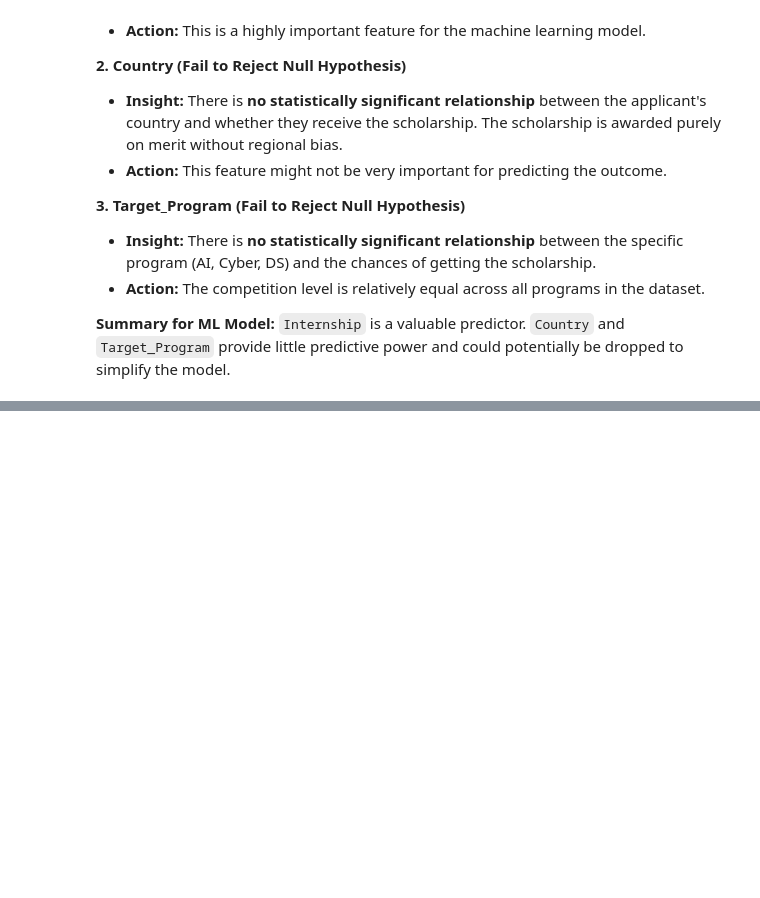
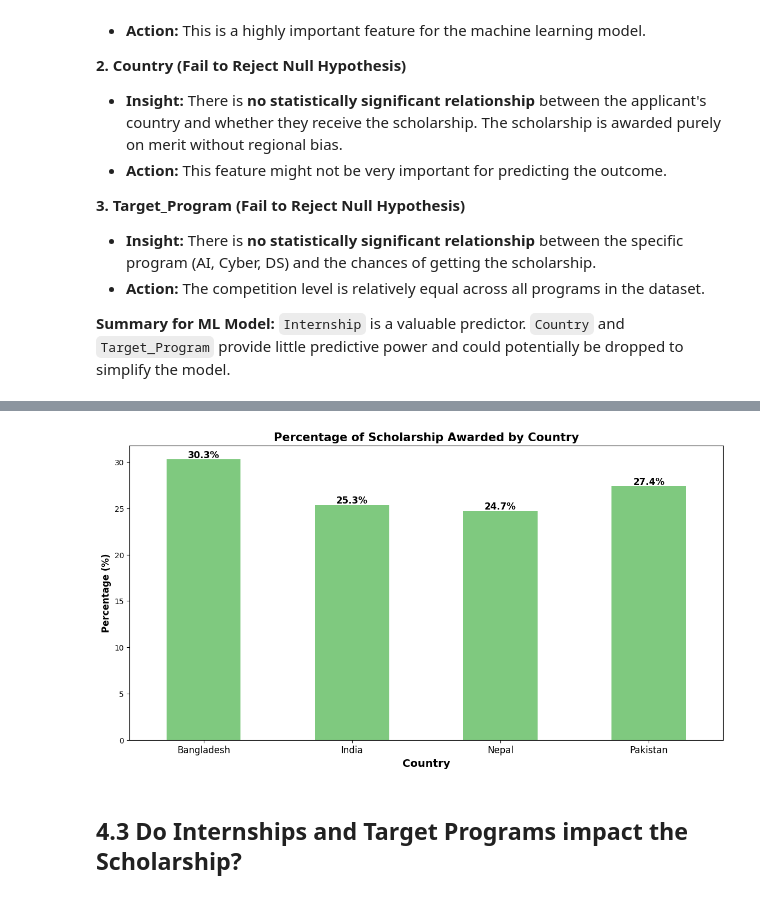
Before and after one commit to Shakib2002/Erasmus-Mundus-Scholarship-Possibilities-Prediction, a Jupyter notebook: notebook/1_EDA_Scholarship.ipynb, the cells around one changed output, grey strips where cells are left out. Saved outputs shown, nothing was run; the diff lists cells and outputs as text; code cells hidden in the pictures; blank space fills up the shorter version.

```diff
--- a/notebook/1_EDA_Scholarship.ipynb
+++ b/notebook/1_EDA_Scholarship.ipynb
@@ -339,0 +491,24 @@ When testing if categorical columns are correlated with `Scholarship_Awarded`:
+# %%
+plt.figure(figsize=[14,7])
+
+# Calculate the percentage of 'Yes' (Awarded) for each Country
+pct_awarded = (100 * df[df["Scholarship_Awarded"] == 'Yes']['Country'].value_counts() / df['Country'].value_counts())
+
+# Plot the bar chart
+pct_awarded.plot(kind='bar', stacked=True, colormap='Accent')
+plt.title("Percentage of Scholarship Awarded by Country", fontsize=15, fontweight='bold')
+
+# Add the percentage text on top of each bar
+for n in range(pct_awarded.shape[0]):
+    count = pct_awarded.iloc[n]
+    strt = '{:0.1f}%'.format(count)
+    plt.text(n, count + 0.2, strt, ha='center', fontsize=12, fontweight='bold')
+
+plt.xlabel('Country', fontweight='bold', fontsize=14)
+plt.xticks(rotation=0, fontsize=12)
+plt.ylabel('Percentage (%)', fontweight='bold', fontsize=12)
+plt.show()
+# %% [output]
+[figure, added]
+# %% [markdown]
+## 4.3 Do Internships and Target Programs impact the Scholarship?
```
Also changed, not shown: parts of 61 cells of this notebook, 3 other files.
